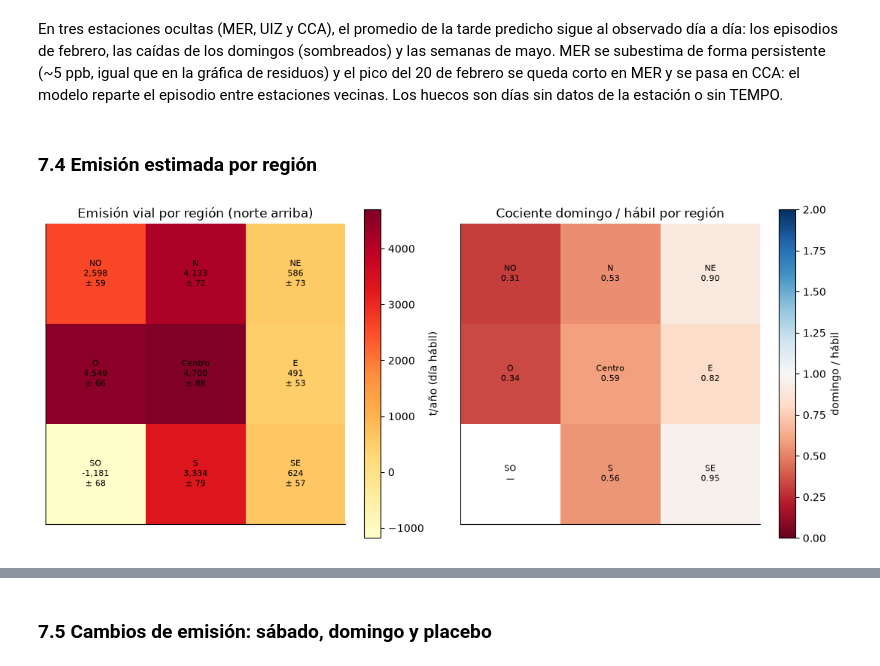
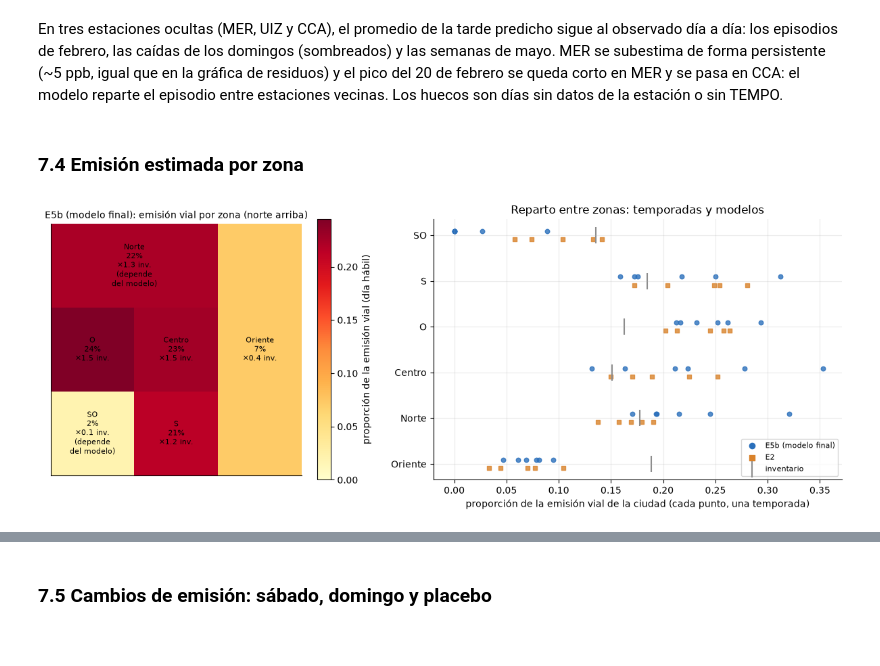
Before and after one commit to Mvzqz/nox_ml, a Jupyter notebook: notebooks/Avance5.39.ipynb, the cells around one changed output, grey strips where cells are left out. Drawn from its saved outputs; the diff is of its cells as text; code cells hidden in the pictures.

```diff
--- a/notebooks/Avance5.39.ipynb
+++ b/notebooks/Avance5.39.ipynb
@@ -242,9 +259,23 @@ report_final.plot_series(held_out, ["MER", "UIZ", "CCA"]) if held_out is not Non
 # %% [markdown]
 En tres estaciones ocultas (MER, UIZ y CCA), el promedio de la tarde predicho sigue al observado día a día: los episodios de febrero, las caídas de los domingos (sombreados) y las semanas de mayo. MER se subestima de forma persistente (~5 ppb, igual que en la gráfica de residuos) y el pico del 20 de febrero se queda corto en MER y se pasa en CCA: el modelo reparte el episodio entre estaciones vecinas. Los huecos son días sin datos de la estación o sin TEMPO.
 # %% [markdown]
-### 7.4 Emisión estimada por región
+### 7.4 Emisión estimada por zona
 # %%
-report_final.plot_emission_map(final_run) if (final_run / "emissions.parquet").is_file() else None
+# las seis temporadas con modelo congelado (validación, prueba y prueba ciega), E5b y E2
+seasons = ["", ".test", ".nd2024", ".fm2025", ".nd2025", ".fm2026"]
+zone_runs = {
+    f"{model}{season}": RUNS / f"{model}{season}"
+    for model in (FINAL, "inversion_puff")
+    for season in seasons
+    if (RUNS / f"{model}{season}" / "emissions.parquet").is_file()
+}
+roads = ROOT / "data" / "interim" / "roads.gpkg"
+prior = report_final.region_prior(ROOT / "data") if roads.is_file() else None
+(
+    report_final.plot_emission_zones(zone_runs, prior, {FINAL: "E5b (modelo final)", "inversion_puff": "E2"})
+    if zone_runs
+    else None
+)
 # %% [output]
-[figure, old version]
+[figure, new version]
 # %% [markdown]
```
Also changed, not shown: parts of 8 cells of this notebook, 2 other files.
